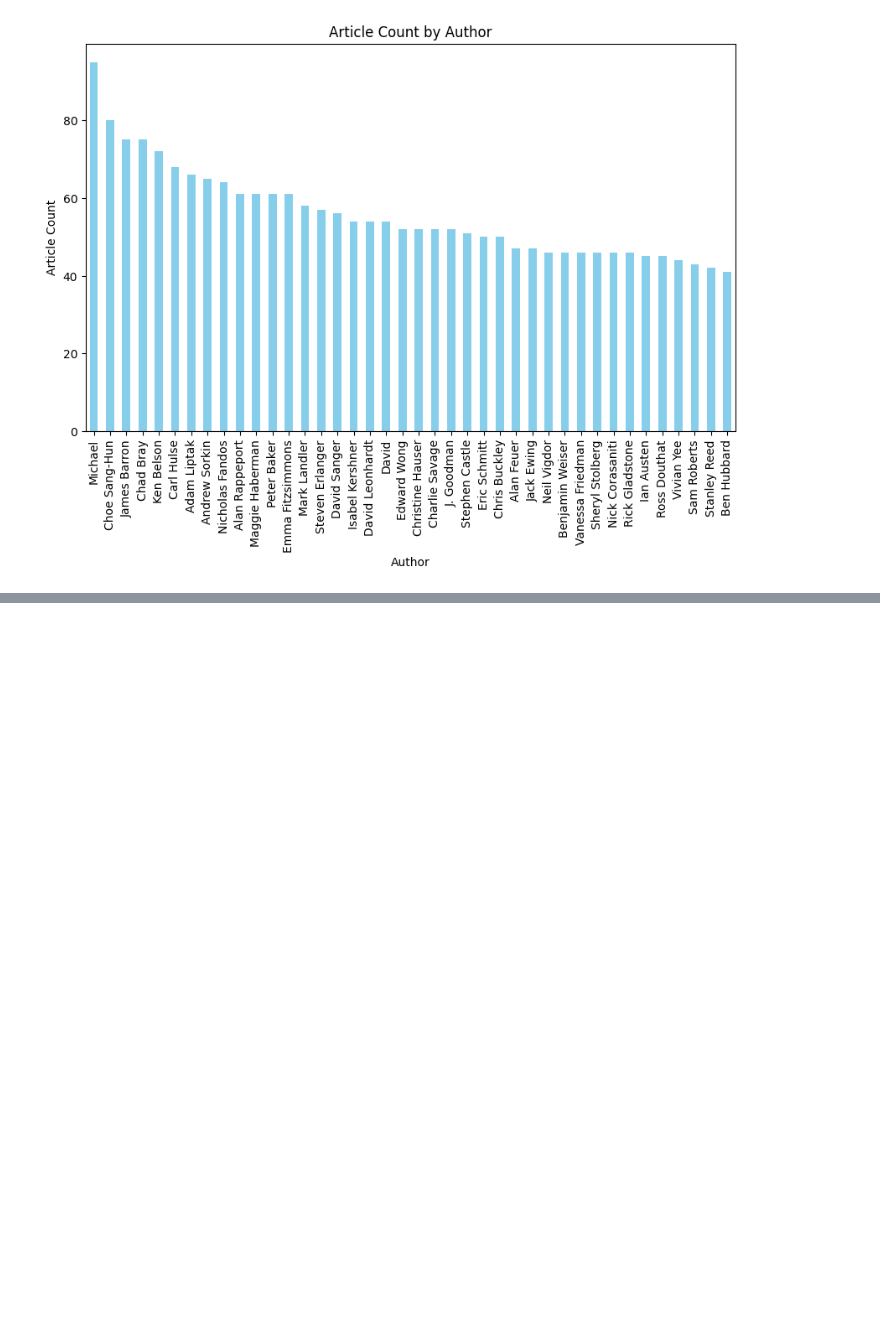
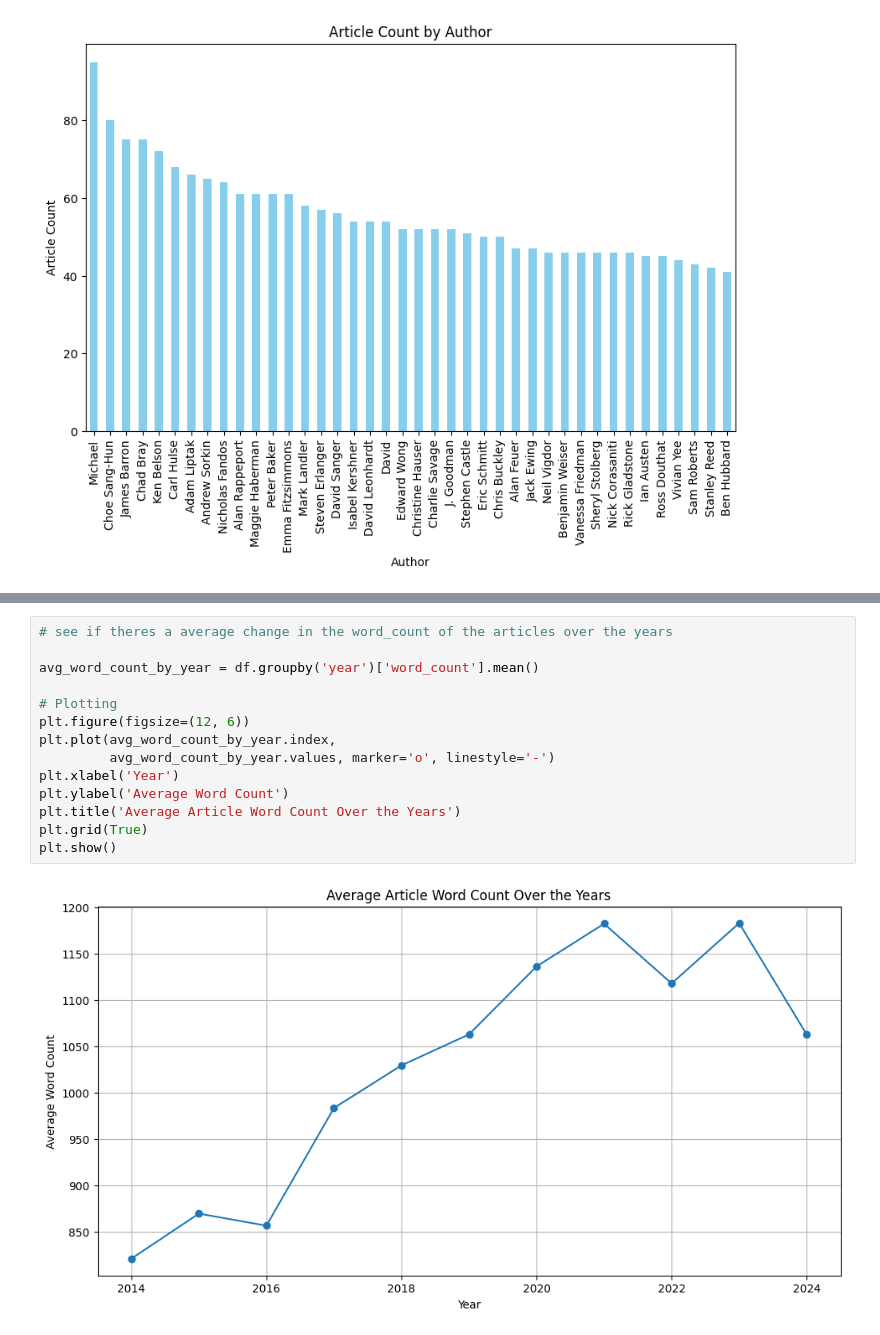
Before and after one commit to udaychhina/4880-project, a Jupyter notebook: project.ipynb, the cells around one changed output, grey strips where cells are left out. Saved outputs shown, nothing was run; the diff lists cells and outputs as text; blank space fills up the shorter version.

```diff
--- a/project.ipynb
+++ b/project.ipynb
@@ -571,0 +477,16 @@ plt.show()
+# %%
+# see if theres a average change in the word_count of the articles over the years
+
+avg_word_count_by_year = df.groupby('year')['word_count'].mean()
+
+# Plotting
+plt.figure(figsize=(12, 6))
+plt.plot(avg_word_count_by_year.index,
+         avg_word_count_by_year.values, marker='o', linestyle='-')
+plt.xlabel('Year')
+plt.ylabel('Average Word Count')
+plt.title('Average Article Word Count Over the Years')
+plt.grid(True)
+plt.show()
+# %% [output]
+[figure, added]
```
Also changed, not shown: parts of 32 cells of this notebook, 2 other files.
